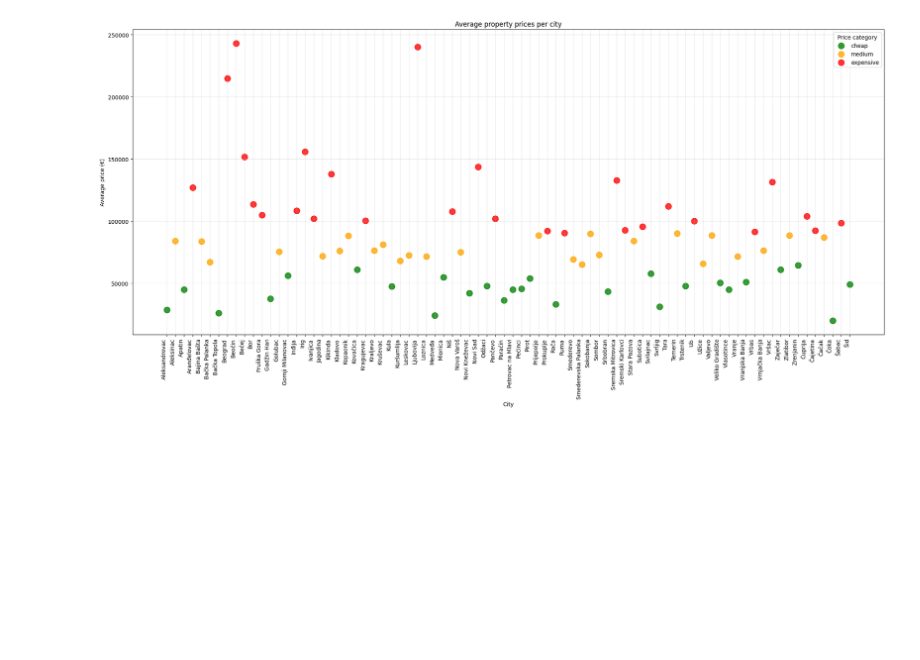
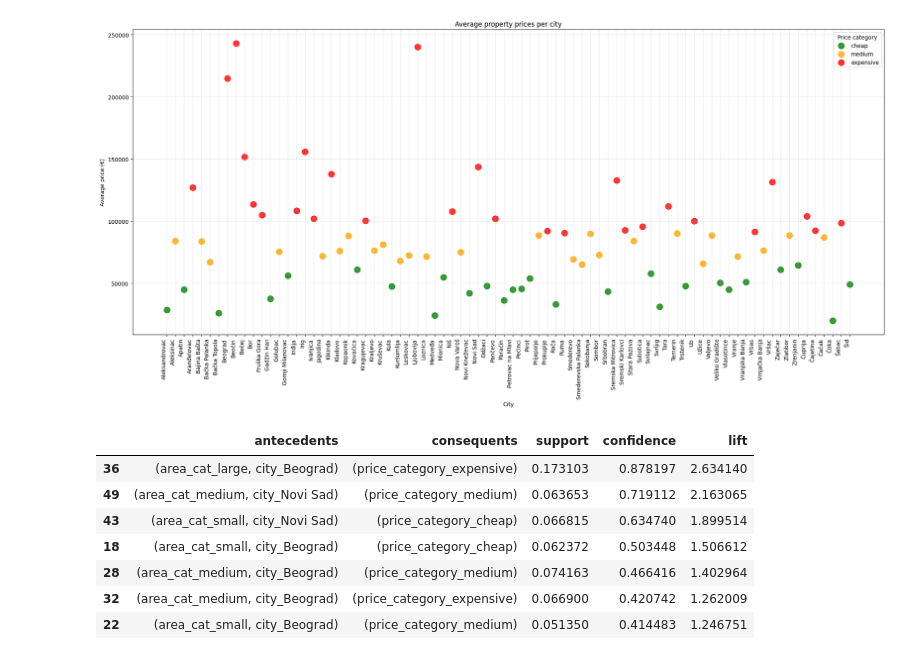
Before and after one commit to dobrosavljevicnenad/DataScience-Apartments, a Jupyter notebook: apartments.ipynb, the cells around one changed output. Cells and saved outputs as stored; diff of their text form; code cells hidden in the pictures; blank space fills up the shorter version.

```diff
--- a/apartments.ipynb
+++ b/apartments.ipynb
@@ -723,3 +723,33 @@ plt.tight_layout()
 plt.show()
 # %% [output]
 [figure]
+# %%
+from mlxtend.frequent_patterns import apriori, association_rules
+import pandas as pd
+
+df_assoc = df.copy()
+df_assoc['area_cat'] = pd.qcut(df_assoc['area'], q=3, labels=['small', 'medium', 'large'])
+
+assoc_data = df_assoc[['city', 'area_cat', 'price_category']]
+
+assoc_encoded = pd.get_dummies(assoc_data)
+
+frequent_itemsets = apriori(assoc_encoded, min_support=0.05, use_colnames=True)
+
+rules = association_rules(frequent_itemsets, metric="lift", min_threshold=1.0)
+
+filtered_rules = rules[
+    rules['antecedents'].apply(lambda x: any('city_' in i for i in x) and any('area_cat_' in i for i in x))
+    & rules['consequents'].apply(lambda x: any('price_category_' in i for i in x))
+].sort_values(by=['lift', 'confidence'], ascending=False)
+
+filtered_rules[['antecedents', 'consequents', 'support', 'confidence', 'lift']].head(10)
+# %% [output]
+|  | antecedents | consequents | support | confidence | lift |
+| 36 | (area_cat_large, city_Beograd) | (price_category_expensive) | 0.173103 | 0.878197 | 2.634140 |
+| 49 | (area_cat_medium, city_Novi Sad) | (price_category_medium) | 0.063653 | 0.719112 | 2.163065 |
+| 43 | (area_cat_small, city_Novi Sad) | (price_category_cheap) | 0.066815 | 0.634740 | 1.899514 |
+| 18 | (area_cat_small, city_Beograd) | (price_category_cheap) | 0.062372 | 0.503448 | 1.506612 |
+| 28 | (area_cat_medium, city_Beograd) | (price_category_medium) | 0.074163 | 0.466416 | 1.402964 |
+| 32 | (area_cat_medium, city_Beograd) | (price_category_expensive) | 0.066900 | 0.420742 | 1.262009 |
+| 22 | (area_cat_small, city_Beograd) | (price_category_medium) | 0.051350 | 0.414483 | 1.246751 |
```
Also changed, not shown: parts of 3 cells of this notebook.
